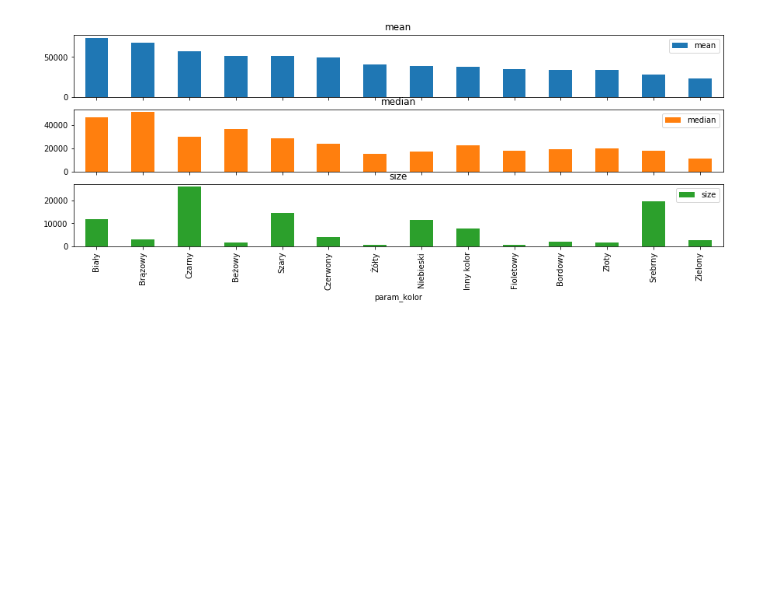
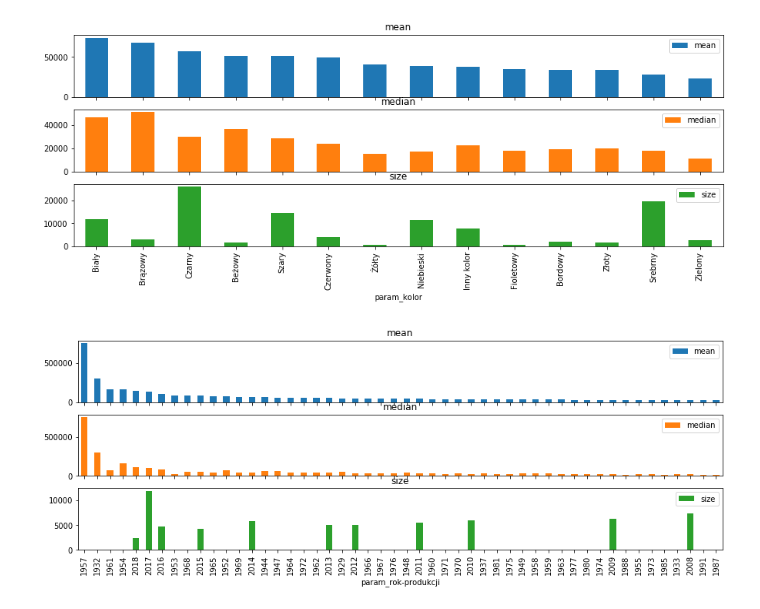
Before and after one commit to zarebskiw/dw_matrix_car, a Jupyter notebook: Day2_visualisation.ipynb, the cells around one changed output. Cells and saved outputs as stored; diff of their text form; code cells hidden in the pictures; blank space fills up the shorter version.

Commit message:
Add some more basic visualisation

```diff
--- a/Day2_visualisation.ipynb
+++ b/Day2_visualisation.ipynb
@@ -142,3 +142,9 @@ group_and_barplot('param_kraj-pochodzenia');
 _ = group_and_barplot('param_kolor')
 # %% [output]
 [figure]
+# %%
+#by = ['param_rok-produkcji', 'param_kolor', 'param_kraj-pochodzenia']
+by = 'param_rok-produkcji'
+group_and_barplot(by);
+# %% [output]
+[figure, added]
```
